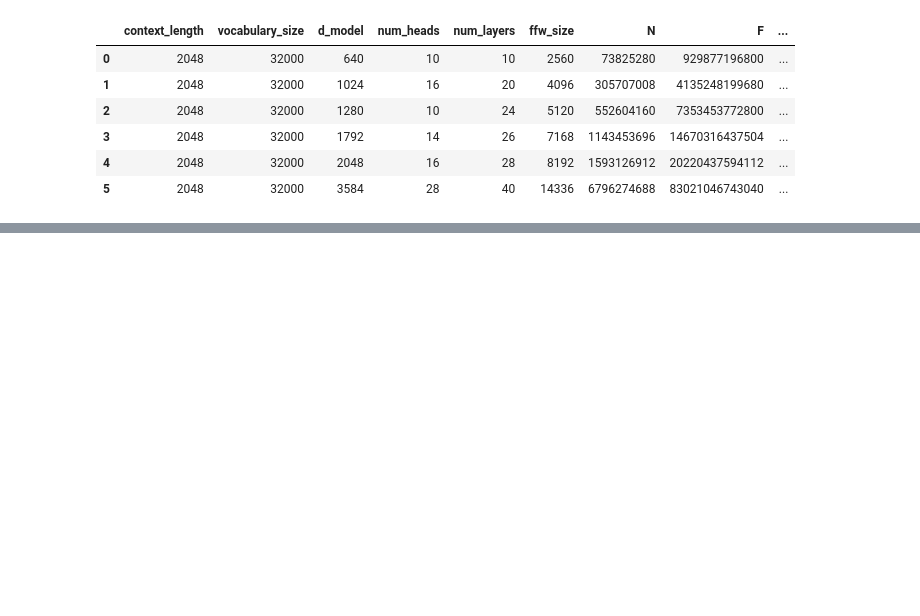
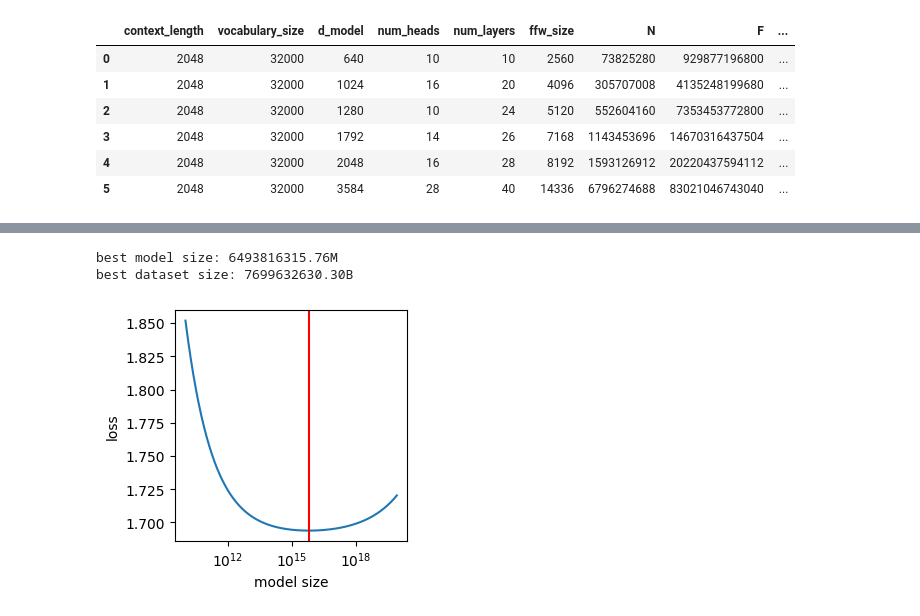
Before and after one commit to petkokp/llm_notebooks, a Jupyter notebook: small_gpt/experiments/scaling_laws_experiments.ipynb, the cells around one changed output, grey strips where cells are left out. Cells and saved outputs as stored; diff of their text form; code cells hidden in the pictures; blank space fills up the shorter version.

```diff
--- a/small_gpt/experiments/scaling_laws_experiments.ipynb
+++ b/small_gpt/experiments/scaling_laws_experiments.ipynb
@@ -116,0 +185,8 @@ df
+# %%
+c = 3e35 # 3e35 approaches 1.69 loss
+
+plot_optimal_model_dataset_size(c, 10 ** np.arange(10, 20, step=2**-4))
+# %% [output]
+best model size: 6493816315.76M
+best dataset size: 7699632630.30B
+[figure, added]
```
Also changed, not shown: parts of 4 cells of this notebook.
